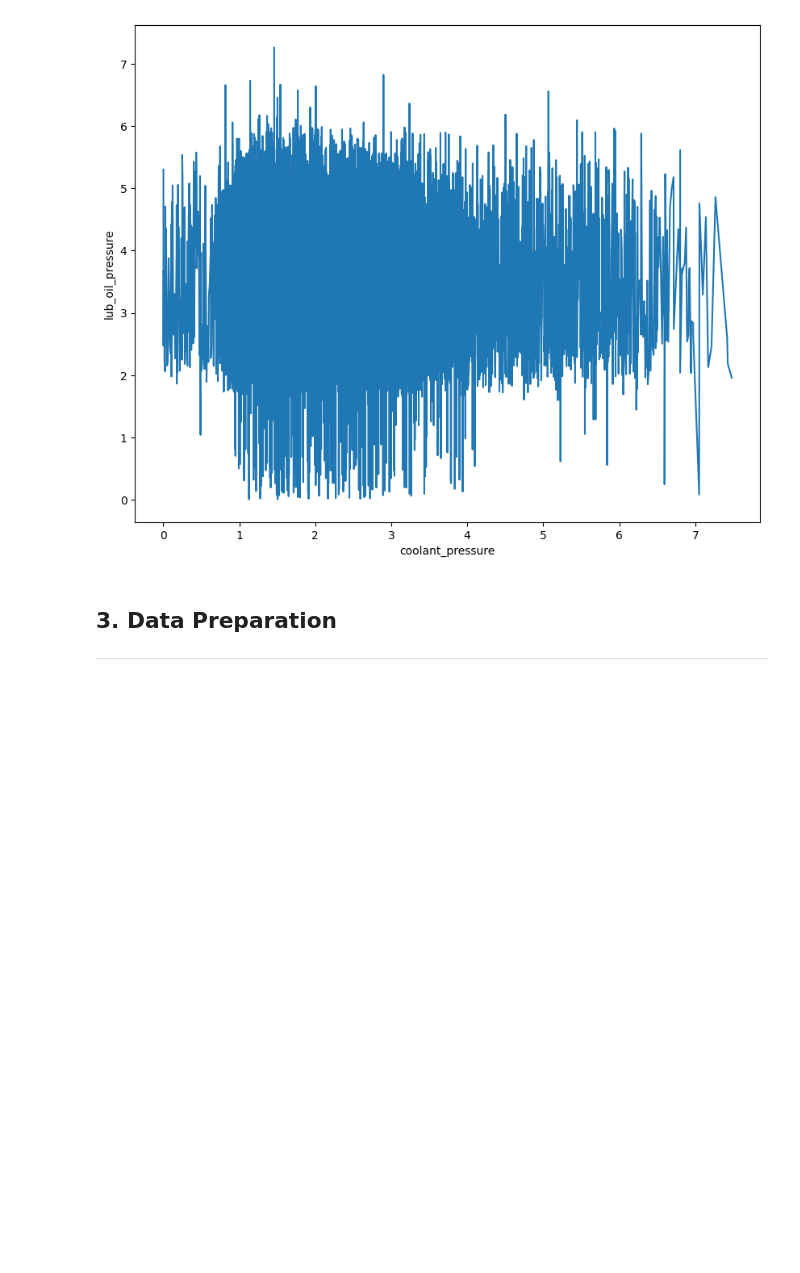
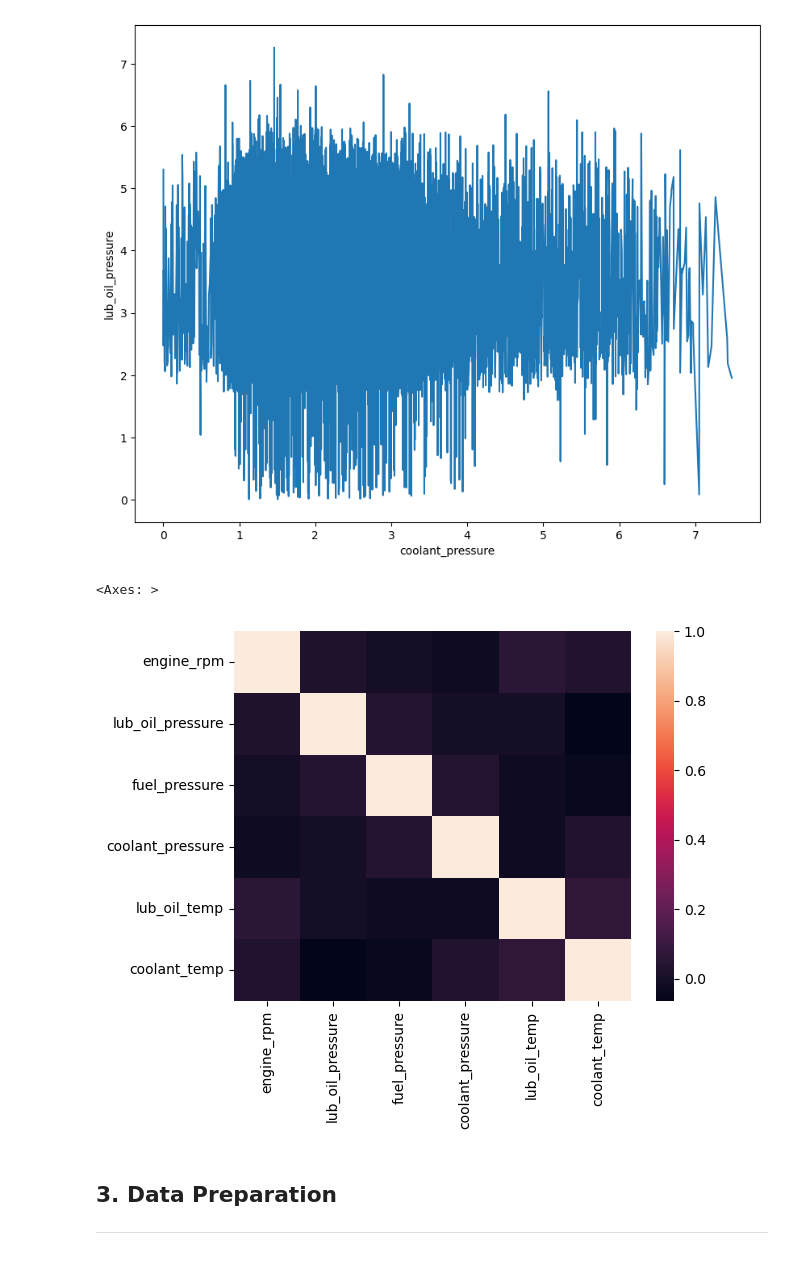
Before and after one commit to Benbellah-Owino/capstone-group3-karu, a Jupyter notebook: notebooks/ben.ipynb, the cells around one changed output. Drawn from its saved outputs; the diff is of its cells as text; code cells hidden in the pictures; blank space fills up the shorter version.

```diff
--- a/notebooks/ben.ipynb
+++ b/notebooks/ben.ipynb
@@ -94,6 +94,13 @@ sns.lineplot(traindf, x="coolant_pressure", y="lub_oil_pressure")
 # %% [output]
 <Axes: xlabel='coolant_pressure', ylabel='lub_oil_pressure'>
 [figure]
+# %%
+# Let's look at the coorelations
+corr= X.corr()
+sns.heatmap(corr)
+# %% [output]
+<Axes: >
+[figure, added]
 # %%
 # train.c
 # %% [markdown]
```
Also changed, not shown: parts of 28 cells of this notebook, 1 other file.
